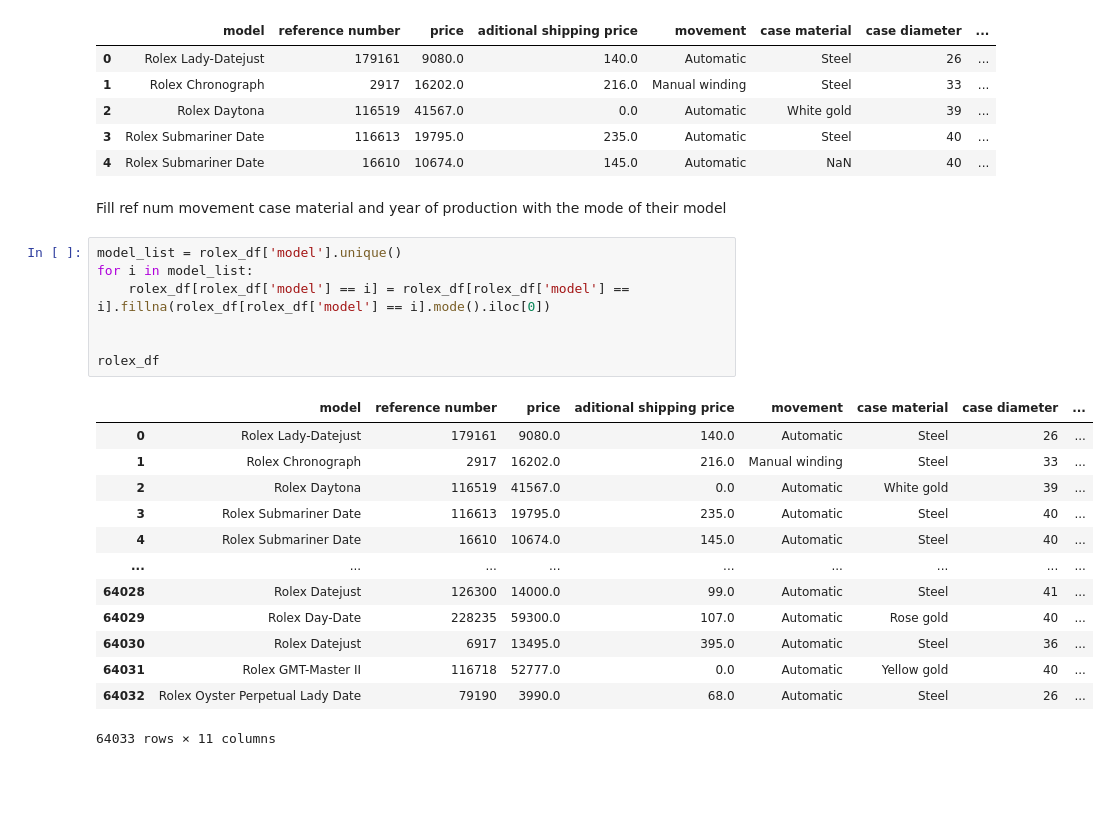
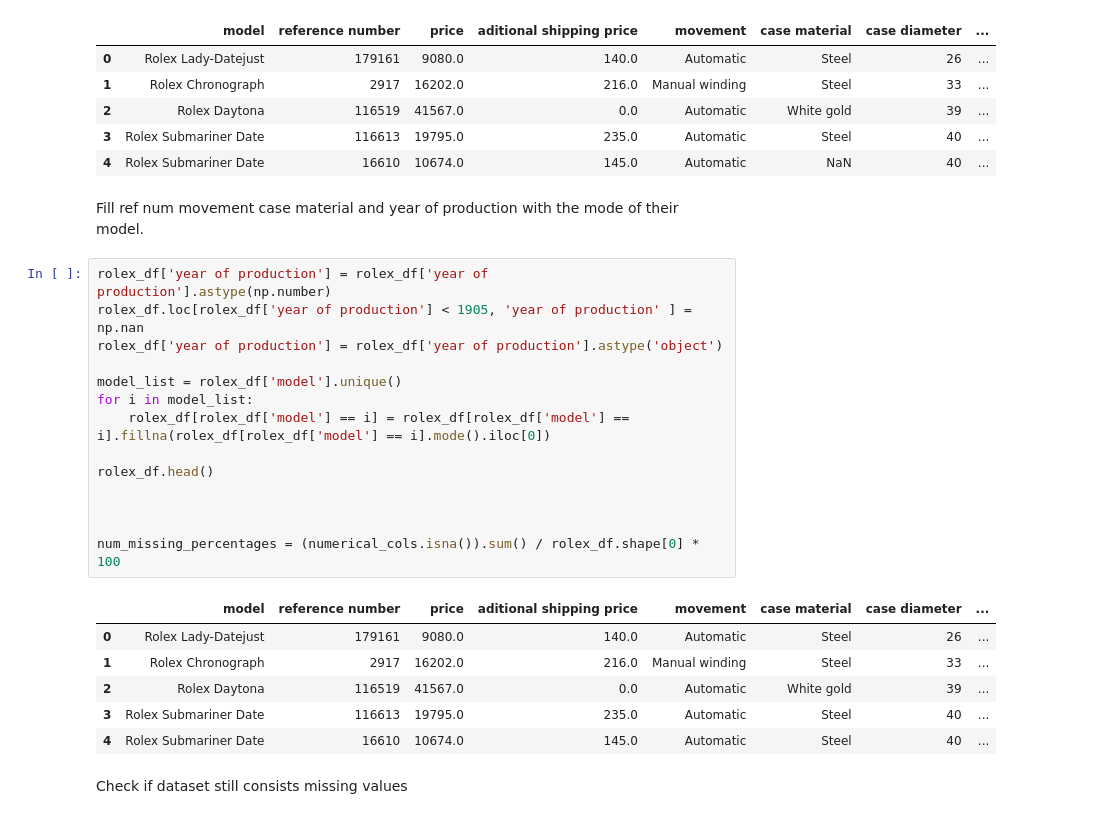
Before and after one commit to baonhat1802/Project-Programming-DS, a Jupyter notebook: Project/test.ipynb, the cells around one changed output. Cells and saved outputs as stored; diff of their text form; blank space fills up the shorter version.

Commit message:
Replace some year

```diff
--- a/Project/test.ipynb
+++ b/Project/test.ipynb
@@ -223,25 +223,27 @@ rolex_df.head()
 | 3 | Rolex Submariner Date | 116613 | 19795.0 | 235.0 | Automatic | Steel | 40 | ... |
 | 4 | Rolex Submariner Date | 16610 | 10674.0 | 145.0 | Automatic | NaN | 40 | ... |
 # %% [markdown]
-Fill ref num movement case material and year of production with the mode of their model
+Fill ref num movement case material and year of production with the mode of their model.
 # %%
+rolex_df['year of production'] = rolex_df['year of production'].astype(np.number)
+rolex_df.loc[rolex_df['year of production'] < 1905, 'year of production' ] = np.nan
+rolex_df['year of production'] = rolex_df['year of production'].astype('object')
+
 model_list = rolex_df['model'].unique()
 for i in model_list:
     rolex_df[rolex_df['model'] == i] = rolex_df[rolex_df['model'] == i].fillna(rolex_df[rolex_df['model'] == i].mode().iloc[0])
 
+rolex_df.head()
 
-rolex_df
+
+
+num_missing_percentages = (numerical_cols.isna()).sum() / rolex_df.shape[0] * 100
 # %% [output]
 |  | model | reference number | price | aditional shipping price | movement | case material | case diameter | ... |
 | 0 | Rolex Lady-Datejust | 179161 | 9080.0 | 140.0 | Automatic | Steel | 26 | ... |
 | 1 | Rolex Chronograph | 2917 | 16202.0 | 216.0 | Manual winding | Steel | 33 | ... |
 | 2 | Rolex Daytona | 116519 | 41567.0 | 0.0 | Automatic | White gold | 39 | ... |
 | 3 | Rolex Submariner Date | 116613 | 19795.0 | 235.0 | Automatic | Steel | 40 | ... |
 | 4 | Rolex Submariner Date | 16610 | 10674.0 | 145.0 | Automatic | Steel | 40 | ... |
-| ... | ... | ... | ... | ... | ... | ... | ... | ... |
-| 64028 | Rolex Datejust | 126300 | 14000.0 | 99.0 | Automatic | Steel | 41 | ... |
-| 64029 | Rolex Day-Date | 228235 | 59300.0 | 107.0 | Automatic | Rose gold | 40 | ... |
-| 64030 | Rolex Datejust | 6917 | 13495.0 | 395.0 | Automatic | Steel | 36 | ... |
-| 64031 | Rolex GMT-Master II | 116718 | 52777.0 | 0.0 | Automatic | Yellow gold | 40 | ... |
-| 64032 | Rolex Oyster Perpetual Lady Date | 79190 | 3990.0 | 68.0 | Automatic | Steel | 26 | ... |
-64033 rows × 11 columns
+# %% [markdown]
+Check if dataset still consists missing values
```
Also changed, not shown: parts of 1 cell of this notebook.
